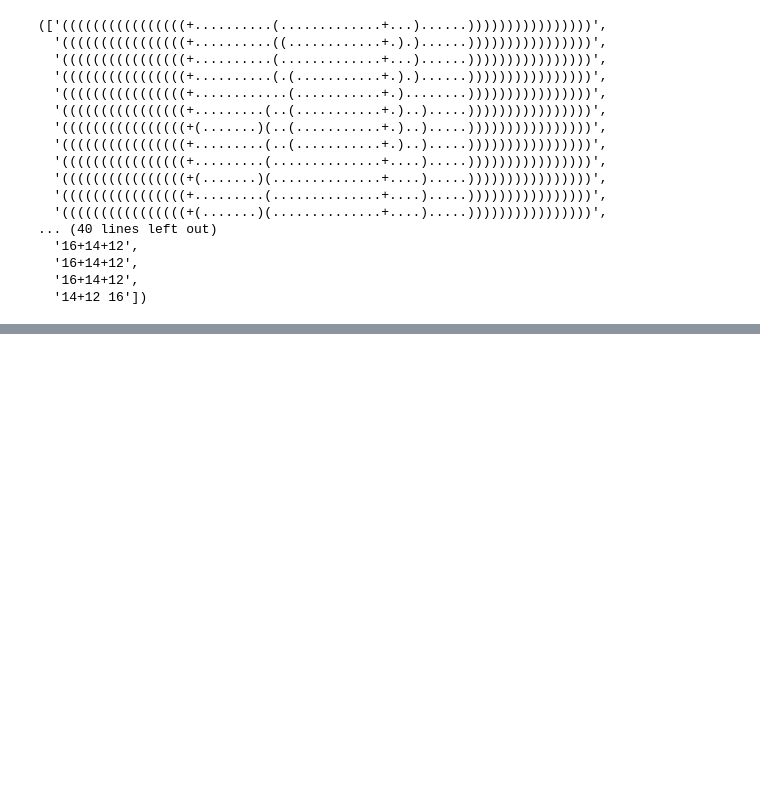
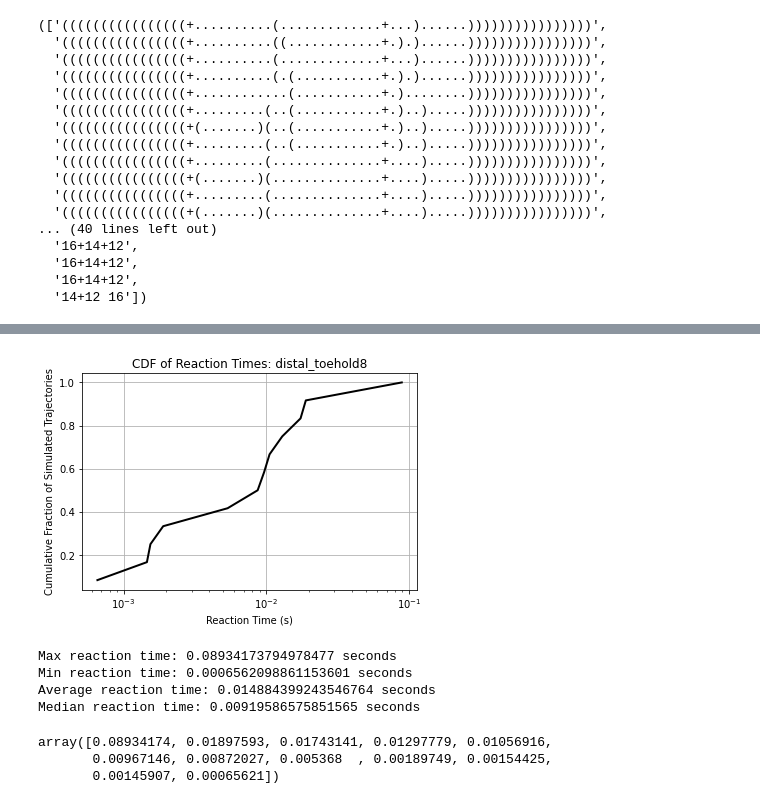
Before and after one commit to chenwei-zhang/ViDa, a Jupyter notebook: vida/threestrand_note_stats.ipynb, the cells around one changed output, grey strips where cells are left out. Saved outputs shown, nothing was run; the diff lists cells and outputs as text; code cells hidden in the pictures; blank space fills up the shorter version.

```diff
--- a/vida/threestrand_note_stats.ipynb
+++ b/vida/threestrand_note_stats.ipynb
@@ -659,0 +684,3 @@ traj2[2], traj2[3]
+# %%
+file = f'../data/raw_data/machinektest/perfect_toehold8.hdf5'
+times, energies, structs, ids = read_trajectory(file, 5)
@@ -659,0 +763,39 @@ traj2[2], traj2[3]
+# %%
+datafile = 'distal_toehold8'
+rxnTimes, trajs_states = loadData(datafile)
+sort_idx = np.argsort(rxnTimes)[::-1]
+sort_rxnTimes = rxnTimes[sort_idx]
+sort_trajs_states = trajs_states[sort_idx]
+# %%
+num_succ = 0
+sort_succ_traj_id = []
+for idx, state in zip(sort_idx, sort_trajs_states):
+    count_lp = state[-1].split('+')[0].count('(')
+    count_rp = state[-1].split('+')[0].count(')')
+    diff = abs(count_lp - count_rp)
+    if diff == 1:
+        sort_succ_traj_id.append(idx)
+        num_succ += 1
+
+print(datafile)
+print('Total number of trajectories::', len(sort_trajs_states))
+print('Number of successful trajectories:', num_succ)
+print('Fraction of successful/unsuccessful:', round(num_succ / (len(sort_trajs_states)-num_succ), 3))
+print('The index of successful trajectories:', sort_succ_traj_id)
+
+rxnTimes_succ = rxnTimes[sort_succ_traj_id]
+print('Mean reaction time:', round(np.mean(rxnTimes_succ),5), 'seconds')
+
+# find how many misstacked trajectories
+num_misstack, traj_idx = misstack(sort_idx, sort_trajs_states)
+
+# find how many successful trajectories are misstacked
+num_succ_misstack = 0
+succ_misstack_idx = []
+for idx in traj_idx:
+    if idx in sort_succ_traj_id:
+        succ_misstack_idx.append(idx)
+        num_succ_misstack += 1
+
+print('Number of successful misstacked trajectories:', num_succ_misstack, ':', succ_misstack_idx)
+print('Total number of misstacked trajectories:', num_misstack)
@@ -659,0 +811,16 @@ traj2[2], traj2[3]
+# %%
+rxnTimes_succ = rxnTimes[sort_succ_traj_id]
+timeCDF(datafile, rxnTimes_succ)
+# %% [output]
+[figure, added]
+Max reaction time: 0.08934173794978477 seconds
+Min reaction time: 0.0006562098861153601 seconds
+Average reaction time: 0.014884399243546764 seconds
+Median reaction time: 0.00919586575851565 seconds
+# %%
+rxnTimes_succ = rxnTimes[sort_succ_traj_id]
+rxnTimes_succ
+# %% [output]
+array([0.08934174, 0.01897593, 0.01743141, 0.01297779, 0.01056916,
+       0.00967146, 0.00872027, 0.005368  , 0.00189749, 0.00154425,
+       0.00145907, 0.00065621])
```
Also changed, not shown: parts of 7 cells of this notebook, 7 other files.
